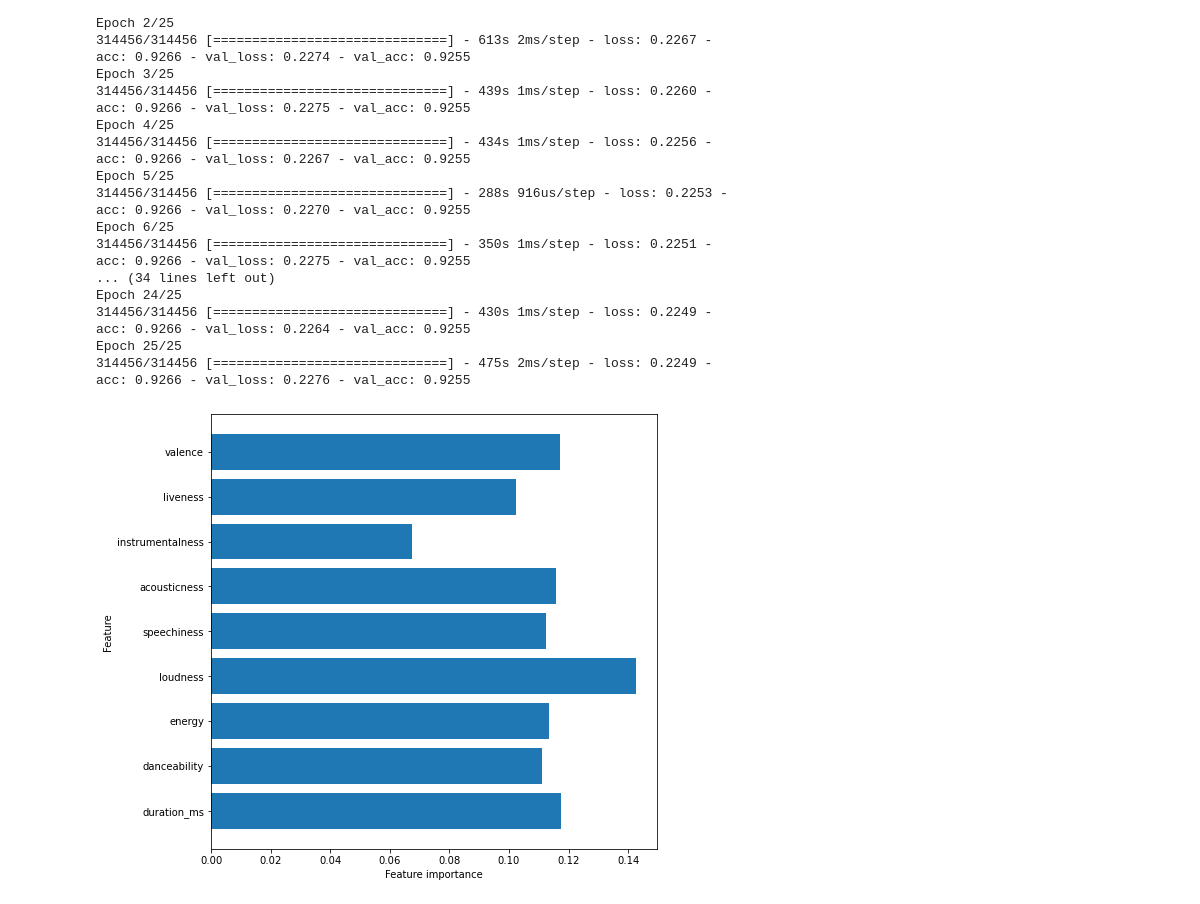
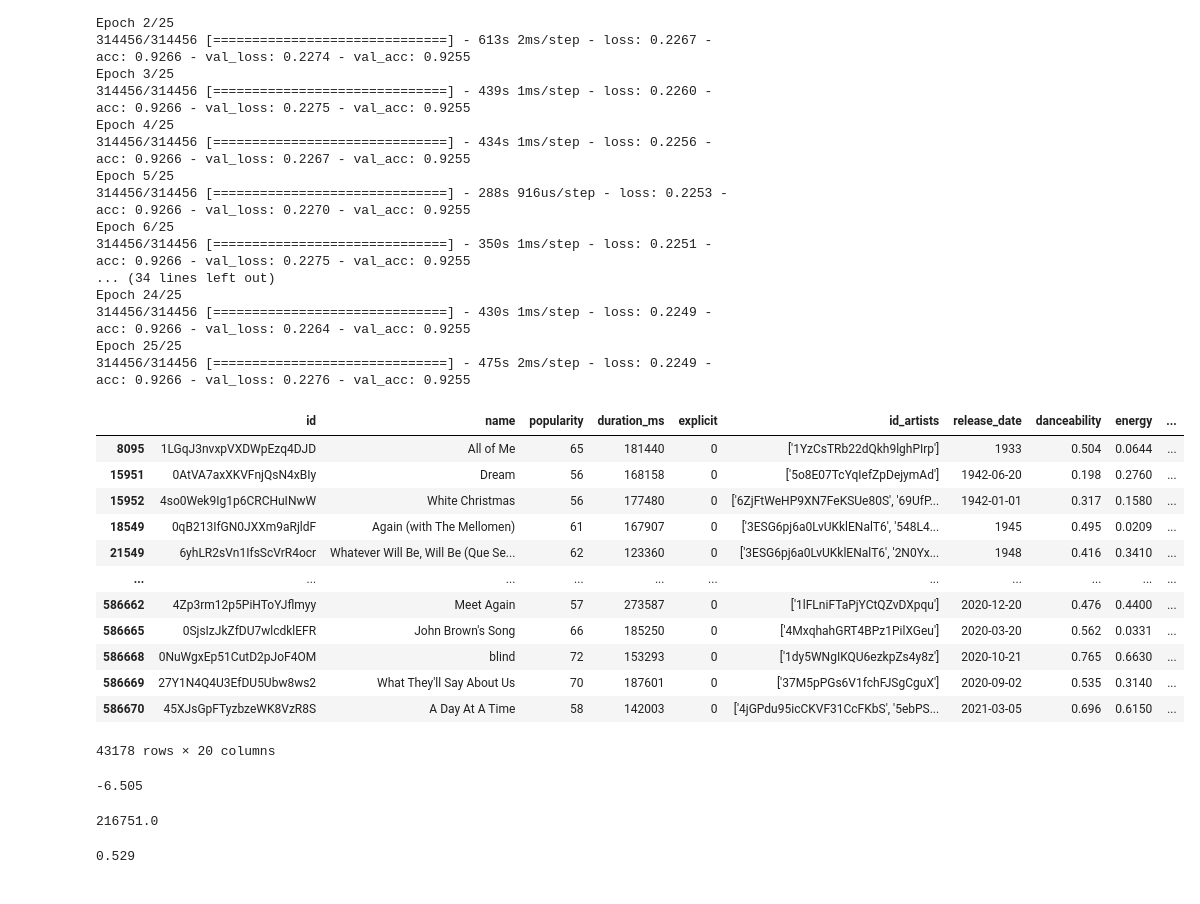
Before and after one commit to lorinhelfenstein/Spotify, a Jupyter notebook: notebooks/lorin/Song Popularity Predictor.ipynb, the cells around one changed output. Drawn from its saved outputs; the diff is of its cells as text; code cells hidden in the pictures.

```diff
--- a/notebooks/lorin/Final Notebook.ipynb
+++ b/notebooks/lorin/Song Popularity Predictor.ipynb
@@ -232,7 +236,33 @@ Epoch 24/25
 314456/314456 [==============================] - 430s 1ms/step - loss: 0.2249 - acc: 0.9266 - val_loss: 0.2264 - val_acc: 0.9255
 Epoch 25/25
 314456/314456 [==============================] - 475s 2ms/step - loss: 0.2249 - acc: 0.9266 - val_loss: 0.2276 - val_acc: 0.9255
-# %%
-plot_feature_importances(rf)
-# %% [output]
-[figure, removed]
+# %%
+df4 = df.loc[df['new_pop'] != 0]
+# %%
+df4
+# %% [output]
+|  | id | name | popularity | duration_ms | explicit | id_artists | release_date | danceability | energy | ... |
+| 8095 | 1LGqJ3nvxpVXDWpEzq4DJD | All of Me | 65 | 181440 | 0 | ['1YzCsTRb22dQkh9lghPIrp'] | 1933 | 0.504 | 0.0644 | ... |
+| 15951 | 0AtVA7axXKVFnjQsN4xBIy | Dream | 56 | 168158 | 0 | ['5o8E07TcYqIefZpDejymAd'] | 1942-06-20 | 0.198 | 0.2760 | ... |
+| 15952 | 4so0Wek9Ig1p6CRCHuINwW | White Christmas | 56 | 177480 | 0 | ['6ZjFtWeHP9XN7FeKSUe80S', '69UfP... | 1942-01-01 | 0.317 | 0.1580 | ... |
+| 18549 | 0qB213IfGN0JXXm9aRjldF | Again (with The Mellomen) | 61 | 167907 | 0 | ['3ESG6pj6a0LvUKklENalT6', '548L4... | 1945 | 0.495 | 0.0209 | ... |
+| 21549 | 6yhLR2sVn1IfsScVrR4ocr | Whatever Will Be, Will Be (Que Se... | 62 | 123360 | 0 | ['3ESG6pj6a0LvUKklENalT6', '2N0Yx... | 1948 | 0.416 | 0.3410 | ... |
+| ... | ... | ... | ... | ... | ... | ... | ... | ... | ... | ... |
+| 586662 | 4Zp3rm12p5PiHToYJflmyy | Meet Again | 57 | 273587 | 0 | ['1lFLniFTaPjYCtQZvDXpqu'] | 2020-12-20 | 0.476 | 0.4400 | ... |
+| 586665 | 0SjsIzJkZfDU7wlcdklEFR | John Brown's Song | 66 | 185250 | 0 | ['4MxqhahGRT4BPz1PilXGeu'] | 2020-03-20 | 0.562 | 0.0331 | ... |
+| 586668 | 0NuWgxEp51CutD2pJoF4OM | blind | 72 | 153293 | 0 | ['1dy5WNgIKQU6ezkpZs4y8z'] | 2020-10-21 | 0.765 | 0.6630 | ... |
+| 586669 | 27Y1N4Q4U3EfDU5Ubw8ws2 | What They'll Say About Us | 70 | 187601 | 0 | ['37M5pPGs6V1fchFJSgCguX'] | 2020-09-02 | 0.535 | 0.3140 | ... |
+| 586670 | 45XJsGpFTyzbzeWK8VzR8S | A Day At A Time | 58 | 142003 | 0 | ['4jGPdu95icCKVF31CcFKbS', '5ebPS... | 2021-03-05 | 0.696 | 0.6150 | ... |
+43178 rows × 20 columns
+# %%
+df4["loudness"].median()
+# %% [output]
+-6.505
+# %%
+df4["duration_ms"].median()
+# %% [output]
+216751.0
+# %%
+df4["valence"].median()
+# %% [output]
+0.529
```
Also changed, not shown: parts of 7 cells of this notebook.
